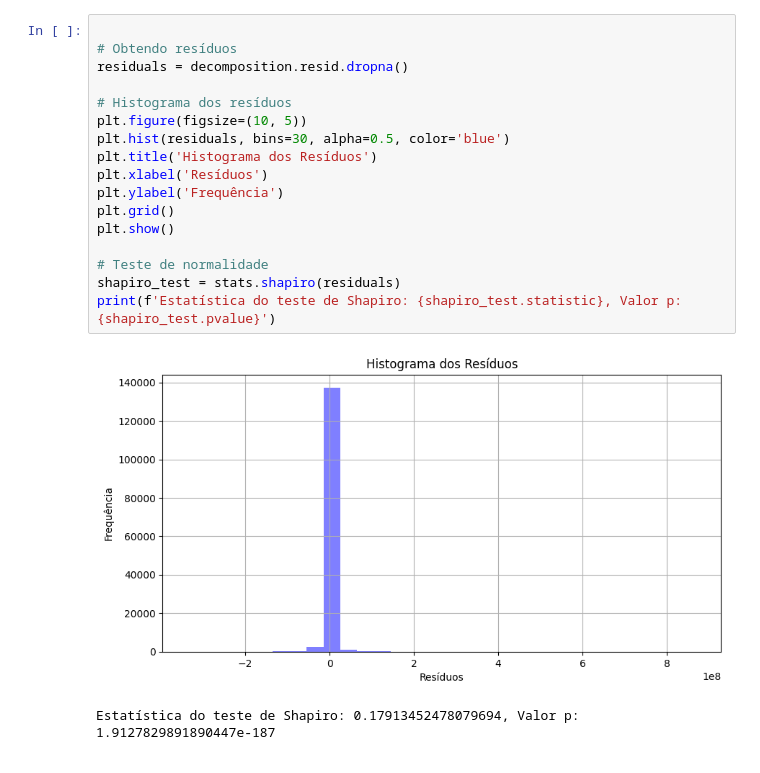
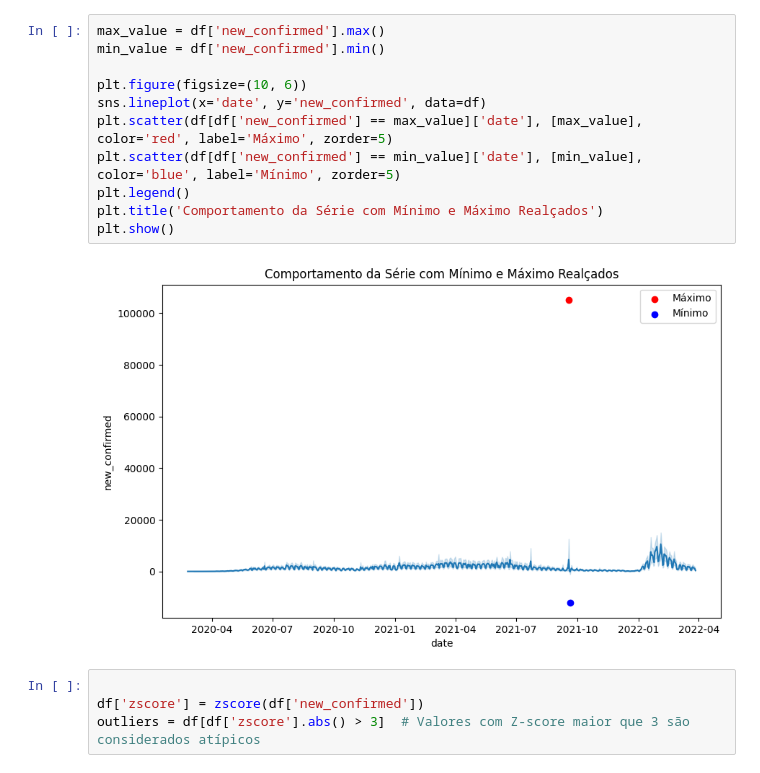
Before and after one commit to andrefeitosa9/modulo-estatisticaI-santandercoders, a Jupyter notebook: notebook2.ipynb, the cells around one changed output. Cells and saved outputs as stored; diff of their text form.

```diff
--- a/notebook2.ipynb
+++ b/notebook2.ipynb
@@ -108,20 +65,17 @@ plt.show()
-# %%
-
-# Obtendo resíduos
-residuals = decomposition.resid.dropna()
-
-# Histograma dos resíduos
-plt.figure(figsize=(10, 5))
-plt.hist(residuals, bins=30, alpha=0.5, color='blue')
-plt.title('Histograma dos Resíduos')
-plt.xlabel('Resíduos')
-plt.ylabel('Frequência')
-plt.grid()
-plt.show()
-
-# Teste de normalidade
-shapiro_test = stats.shapiro(residuals)
-print(f'Estatística do teste de Shapiro: {shapiro_test.statistic}, Valor p: {shapiro_test.pvalue}')
-# %% [output]
-[figure, removed]
-Estatística do teste de Shapiro: 0.17913452478079694, Valor p: 1.9127829891890447e-187
+# %%
+max_value = df['new_confirmed'].max()
+min_value = df['new_confirmed'].min()
+
+plt.figure(figsize=(10, 6))
+sns.lineplot(x='date', y='new_confirmed', data=df)
+plt.scatter(df[df['new_confirmed'] == max_value]['date'], [max_value], color='red', label='Máximo', zorder=5)
+plt.scatter(df[df['new_confirmed'] == min_value]['date'], [min_value], color='blue', label='Mínimo', zorder=5)
+plt.legend()
+plt.title('Comportamento da Série com Mínimo e Máximo Realçados')
+plt.show()
+# %% [output]
+[figure, added]
+# %%
+
+df['zscore'] = zscore(df['new_confirmed'])
+outliers = df[df['zscore'].abs() > 3]  # Valores com Z-score maior que 3 são considerados atípicos
```
Also changed, not shown: parts of 11 cells of this notebook, 3 other files.
